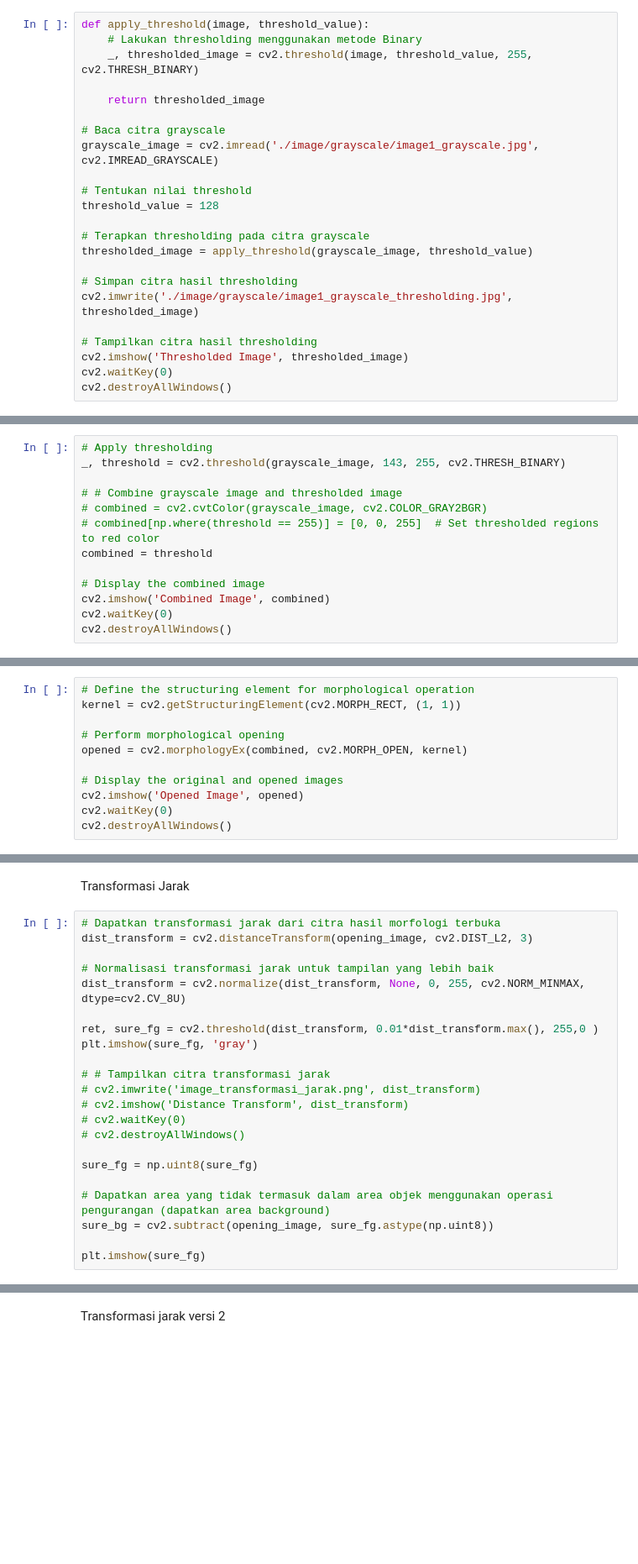
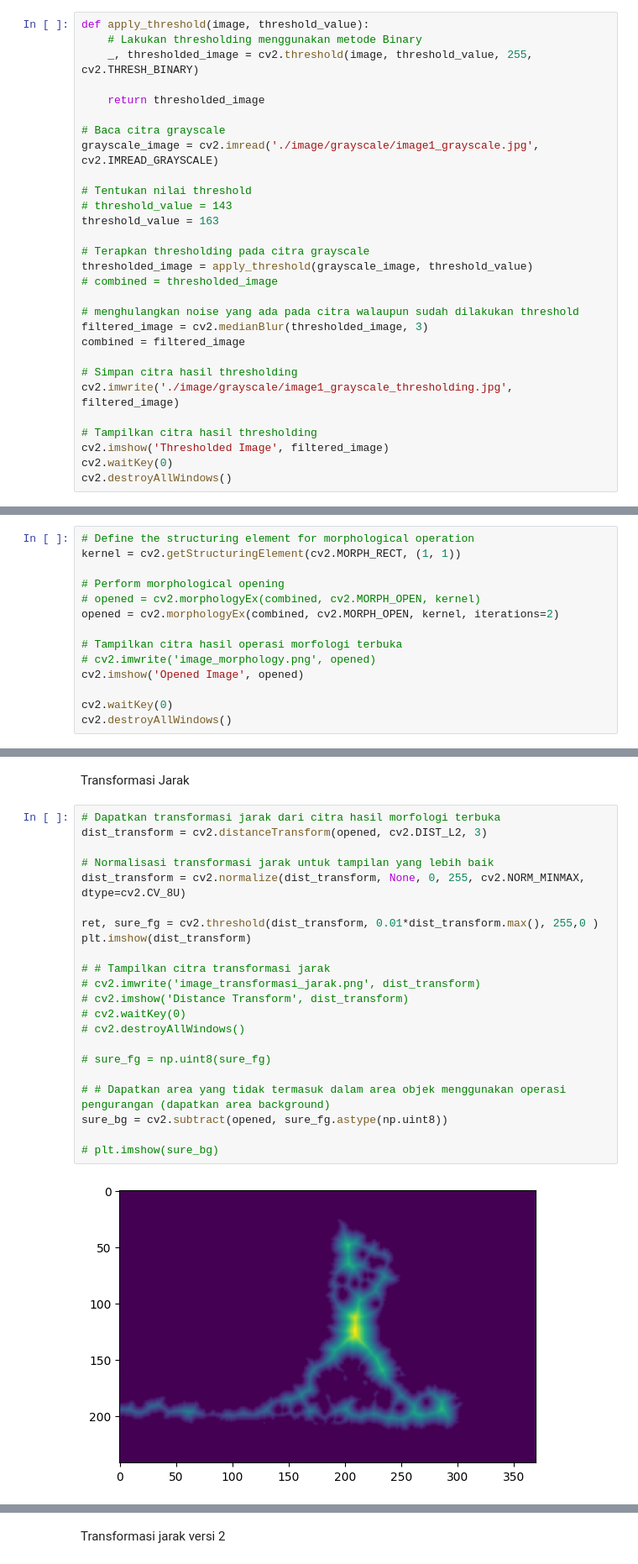
Before and after one commit to Marwahns/image_segmentation, a Jupyter notebook: segmentation_fire.ipynb, the cells around one changed output, grey strips where cells are left out. Shown at 84% size. Drawn from its saved outputs; the diff is of its cells as text; blank space fills up the shorter version.

```diff
--- a/segmentation_fire.ipynb
+++ b/segmentation_fire.ipynb
@@ -104,15 +114,21 @@ def apply_threshold(image, threshold_value):
 grayscale_image = cv2.imread('./image/grayscale/image1_grayscale.jpg', cv2.IMREAD_GRAYSCALE)
 
 # Tentukan nilai threshold
-threshold_value = 128
+# threshold_value = 143
+threshold_value = 163
 
 # Terapkan thresholding pada citra grayscale
 thresholded_image = apply_threshold(grayscale_image, threshold_value)
+# combined = thresholded_image
+
+# menghulangkan noise yang ada pada citra walaupun sudah dilakukan threshold
+filtered_image = cv2.medianBlur(thresholded_image, 3)
+combined = filtered_image
 
 # Simpan citra hasil thresholding
-cv2.imwrite('./image/grayscale/image1_grayscale_thresholding.jpg', thresholded_image)
+cv2.imwrite('./image/grayscale/image1_grayscale_thresholding.jpg', filtered_image)
 
 # Tampilkan citra hasil thresholding
-cv2.imshow('Thresholded Image', thresholded_image)
+cv2.imshow('Thresholded Image', filtered_image)
 cv2.waitKey(0)
 cv2.destroyAllWindows()
@@ -121,13 +134,0 @@ Threshold Grayscale yang benar
-# %%
-# Apply thresholding
-_, threshold = cv2.threshold(grayscale_image, 143, 255, cv2.THRESH_BINARY)
-
-# # Combine grayscale image and thresholded image
-# combined = cv2.cvtColor(grayscale_image, cv2.COLOR_GRAY2BGR)
-# combined[np.where(threshold == 255)] = [0, 0, 255]  # Set thresholded regions to red color
-combined = threshold
-
-# Display the combined image
-cv2.imshow('Combined Image', combined)
-cv2.waitKey(0)
-cv2.destroyAllWindows()
@@ -321,9 +223,12 @@ Morphologi yang benar
 kernel = cv2.getStructuringElement(cv2.MORPH_RECT, (1, 1))
 
 # Perform morphological opening
-opened = cv2.morphologyEx(combined, cv2.MORPH_OPEN, kernel)
+# opened = cv2.morphologyEx(combined, cv2.MORPH_OPEN, kernel)
+opened = cv2.morphologyEx(combined, cv2.MORPH_OPEN, kernel, iterations=2)
 
-# Display the original and opened images
+# Tampilkan citra hasil operasi morfologi terbuka
+# cv2.imwrite('image_morphology.png', opened)
 cv2.imshow('Opened Image', opened)
+
 cv2.waitKey(0)
 cv2.destroyAllWindows()
@@ -331,23 +277,25 @@ cv2.destroyAllWindows()
 Transformasi Jarak
 # %%
 # Dapatkan transformasi jarak dari citra hasil morfologi terbuka
-dist_transform = cv2.distanceTransform(opening_image, cv2.DIST_L2, 3)
+dist_transform = cv2.distanceTransform(opened, cv2.DIST_L2, 3)
 
 # Normalisasi transformasi jarak untuk tampilan yang lebih baik
 dist_transform = cv2.normalize(dist_transform, None, 0, 255, cv2.NORM_MINMAX, dtype=cv2.CV_8U)
 
 ret, sure_fg = cv2.threshold(dist_transform, 0.01*dist_transform.max(), 255,0 )
-plt.imshow(sure_fg, 'gray')
+plt.imshow(dist_transform)
 
 # # Tampilkan citra transformasi jarak
 # cv2.imwrite('image_transformasi_jarak.png', dist_transform)
 # cv2.imshow('Distance Transform', dist_transform)
 # cv2.waitKey(0)
 # cv2.destroyAllWindows()
 
-sure_fg = np.uint8(sure_fg)
+# sure_fg = np.uint8(sure_fg)
 
-# Dapatkan area yang tidak termasuk dalam area objek menggunakan operasi pengurangan (dapatkan area background)
-sure_bg = cv2.subtract(opening_image, sure_fg.astype(np.uint8))
+# # Dapatkan area yang tidak termasuk dalam area objek menggunakan operasi pengurangan (dapatkan area background)
+sure_bg = cv2.subtract(opened, sure_fg.astype(np.uint8))
 
-plt.imshow(sure_fg)
+# plt.imshow(sure_bg)
+# %% [output]
+[figure, added]
```
Also changed, not shown: parts of 40 cells of this notebook, 7 other files.
